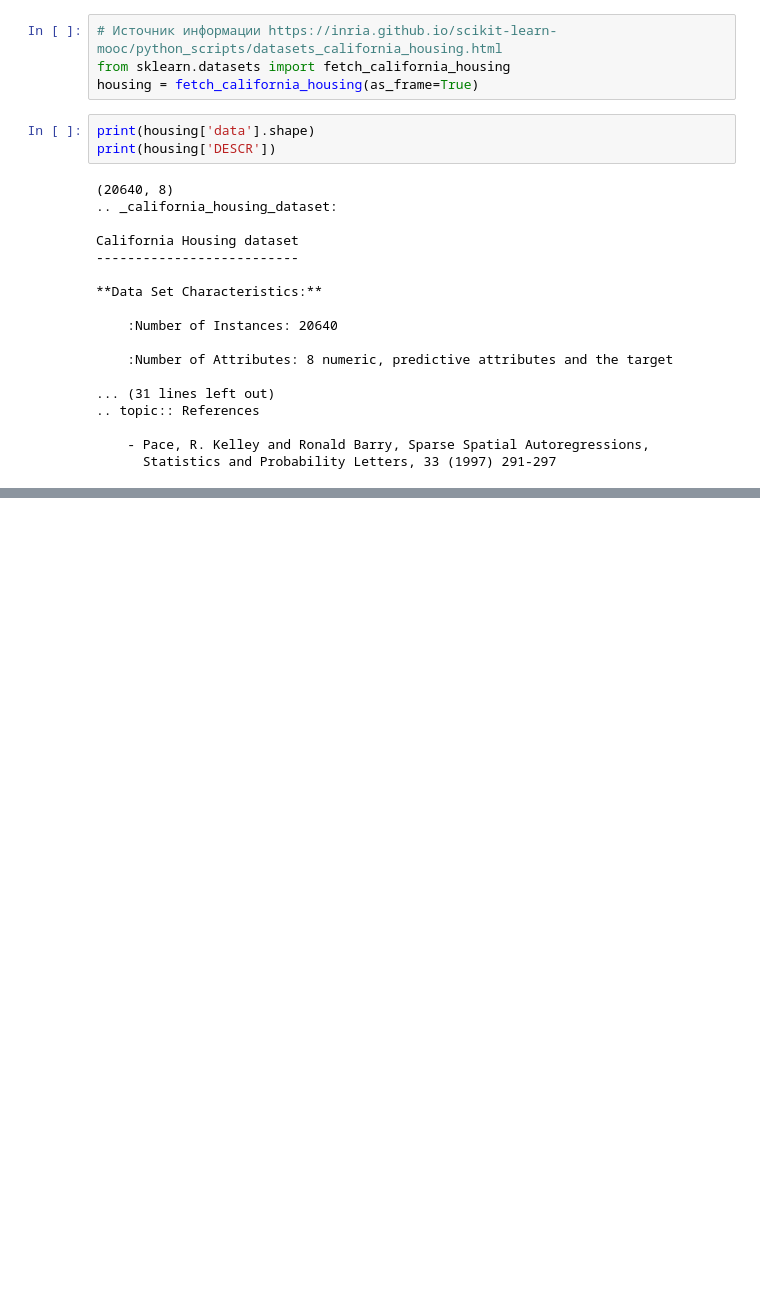
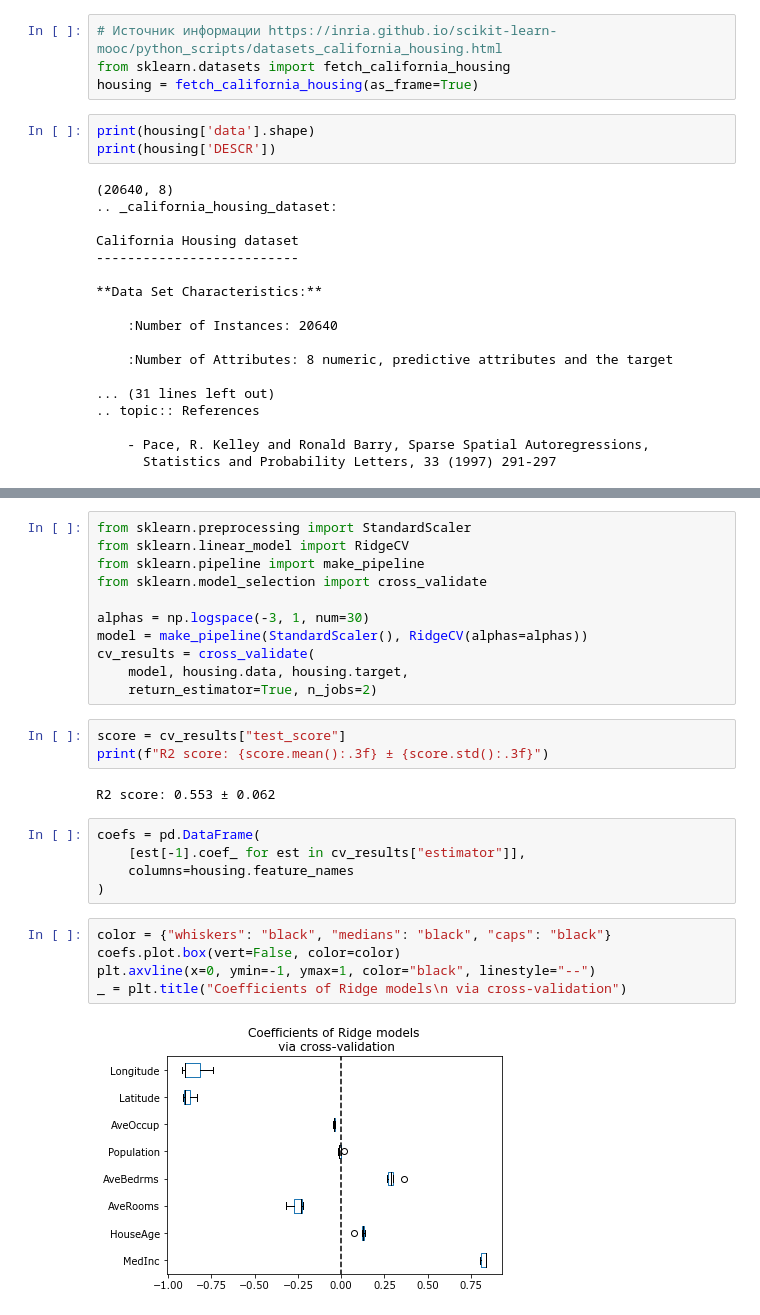
Before and after one commit to grigvlwork/ml_muller, a Jupyter notebook: chapter2.ipynb, the cells around one changed output, grey strips where cells are left out. Cells and saved outputs as stored; diff of their text form; blank space fills up the shorter version.

```diff
--- a/chapter2.ipynb
+++ b/chapter2.ipynb
@@ -367,0 +434,28 @@ plt.subplots_adjust(hspace=0.7, wspace=0.4)
+# %%
+from sklearn.preprocessing import StandardScaler
+from sklearn.linear_model import RidgeCV
+from sklearn.pipeline import make_pipeline
+from sklearn.model_selection import cross_validate
+
+alphas = np.logspace(-3, 1, num=30)
+model = make_pipeline(StandardScaler(), RidgeCV(alphas=alphas))
+cv_results = cross_validate(
+    model, housing.data, housing.target,
+    return_estimator=True, n_jobs=2)
+# %%
+score = cv_results["test_score"]
+print(f"R2 score: {score.mean():.3f} ± {score.std():.3f}")
+# %% [output]
+R2 score: 0.553 ± 0.062
+# %%
+coefs = pd.DataFrame(
+    [est[-1].coef_ for est in cv_results["estimator"]],
+    columns=housing.feature_names
+)
+# %%
+color = {"whiskers": "black", "medians": "black", "caps": "black"}
+coefs.plot.box(vert=False, color=color)
+plt.axvline(x=0, ymin=-1, ymax=1, color="black", linestyle="--")
+_ = plt.title("Coefficients of Ridge models\n via cross-validation")
+# %% [output]
+[figure, added]
```
Also changed, not shown: parts of 21 cells of this notebook, 1 other file.
